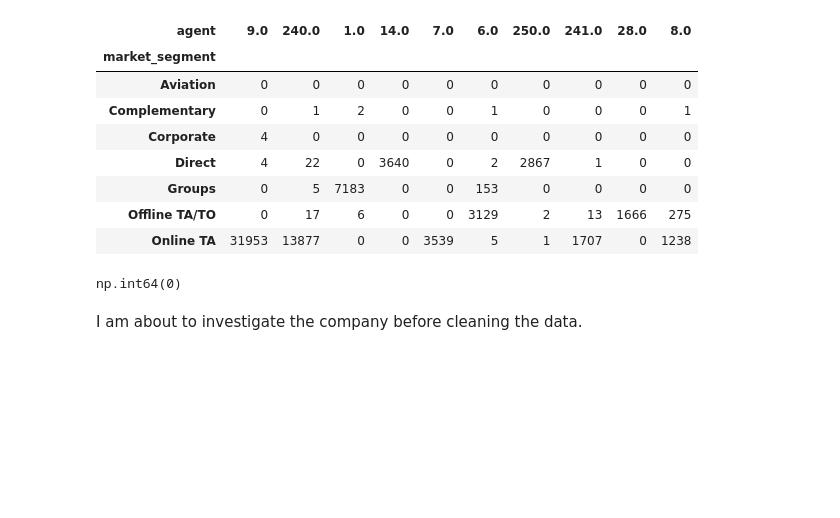
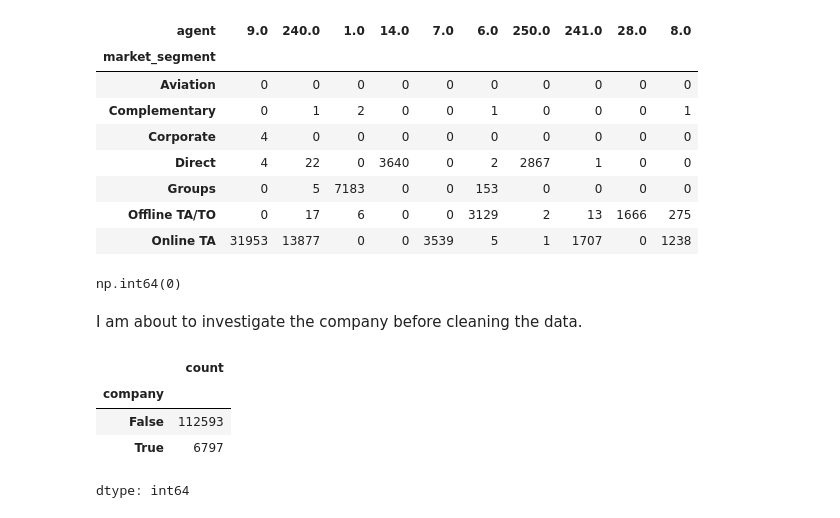
Before and after one commit to Bigie11/Swing-calculator-, a Jupyter notebook: Hotel_dataset.ipynb, the cells around one changed output. Saved outputs shown, nothing was run; the diff lists cells and outputs as text; code cells hidden in the pictures; blank space fills up the shorter version.

```diff
--- a/Hotel_dataset.ipynb
+++ b/Hotel_dataset.ipynb
@@ -435,3 +435,11 @@ hotel_data['agent'].isnull().sum()
 np.int64(0)
 # %% [markdown]
 I am about to investigate the company before cleaning the data.
+# %%
+hotel_data['company'].notnull().value_counts()
+# %% [output]
+|  | count |
+| company |  |
+| False | 112593 |
+| True | 6797 |
+dtype: int64
```
Also changed, not shown: parts of 3 cells of this notebook.
